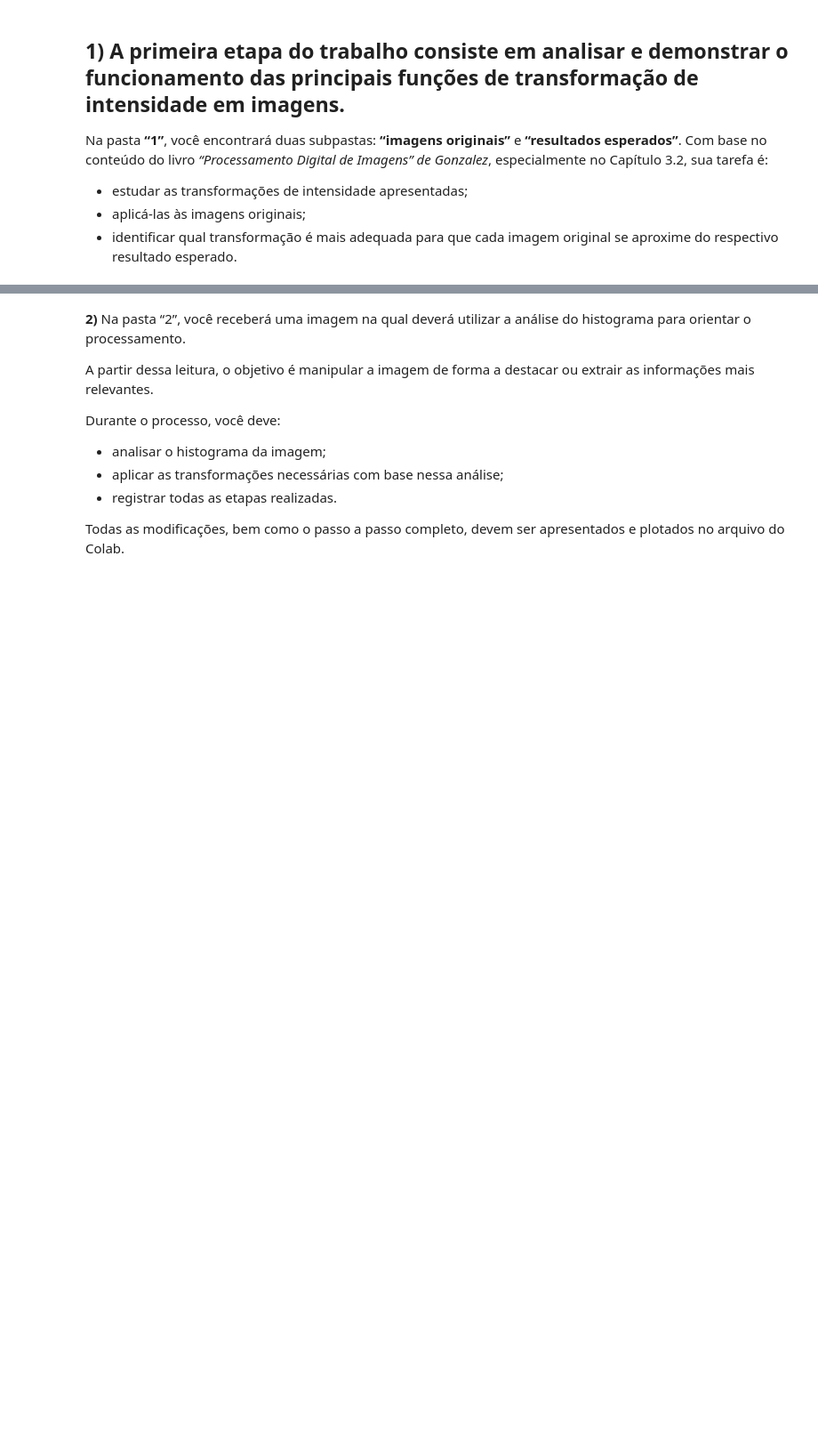
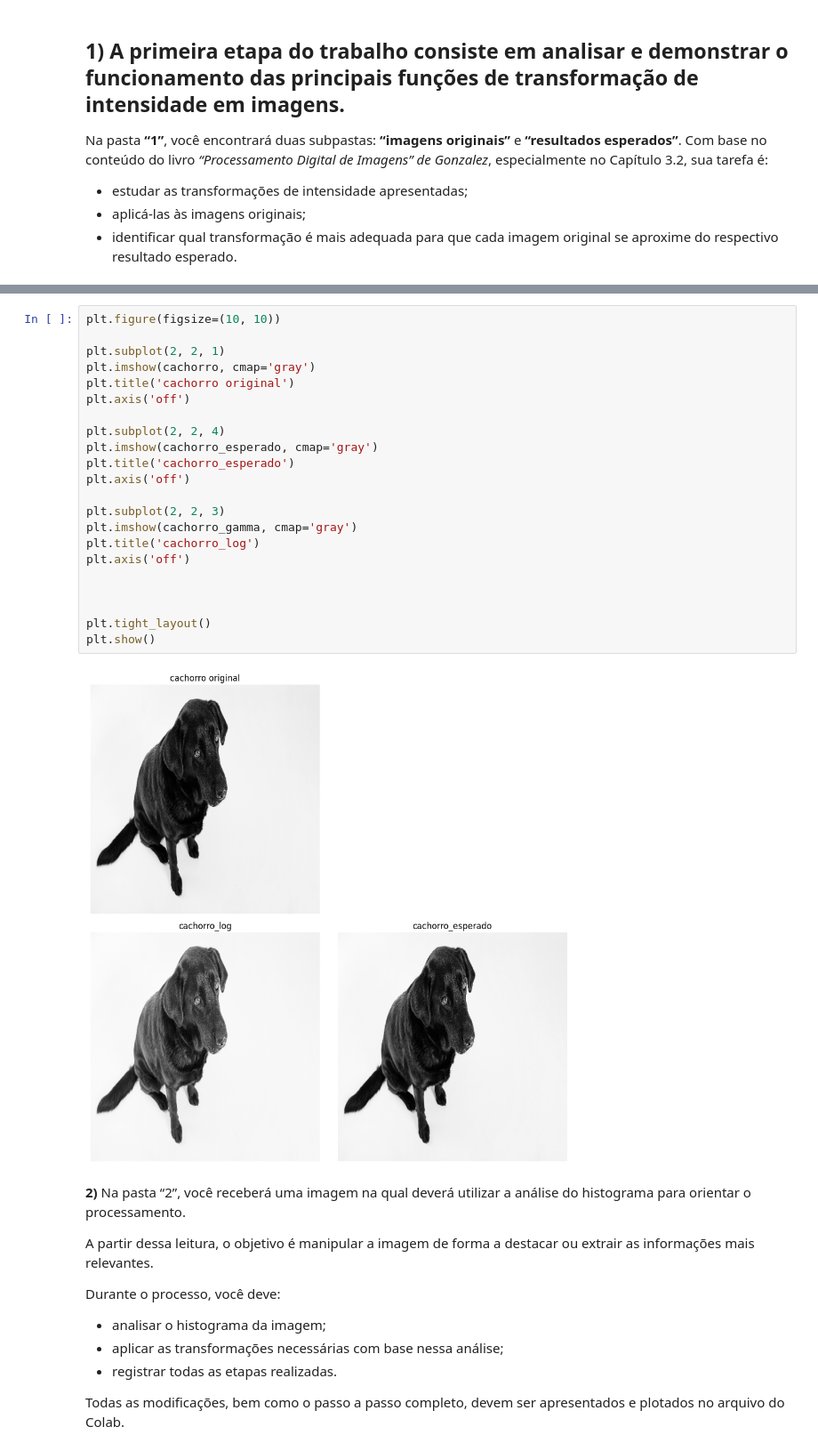
Before and after one commit to Jolusca/ProcessImagens, a Jupyter notebook: Projeto2/Transformações_de_intensidade_e_filtragem_espacial.ipynb, the cells around one changed output, grey strips where cells are left out. Shown at 89% size. Drawn from its saved outputs; the diff is of its cells as text; blank space fills up the shorter version.

```diff
--- a/Projeto2/Transformações_de_intensidade_e_filtragem_espacial.ipynb
+++ b/Projeto2/Transformações_de_intensidade_e_filtragem_espacial.ipynb
@@ -221,3 +271,27 @@ plt.show()
+# %%
+plt.figure(figsize=(10, 10))
+
+plt.subplot(2, 2, 1)
+plt.imshow(cachorro, cmap='gray')
+plt.title('cachorro original')
+plt.axis('off')
+
+plt.subplot(2, 2, 4)
+plt.imshow(cachorro_esperado, cmap='gray')
+plt.title('cachorro_esperado')
+plt.axis('off')
+
+plt.subplot(2, 2, 3)
+plt.imshow(cachorro_gamma, cmap='gray')
+plt.title('cachorro_log')
+plt.axis('off')
+
+
+
+plt.tight_layout()
+plt.show()
+# %% [output]
+[figure, added]
 # %% [markdown]
 **2)**  Na pasta “2”, você receberá uma imagem na qual deverá utilizar a análise do histograma para orientar o processamento.
 
```
Also changed, not shown: parts of 9 cells of this notebook.
